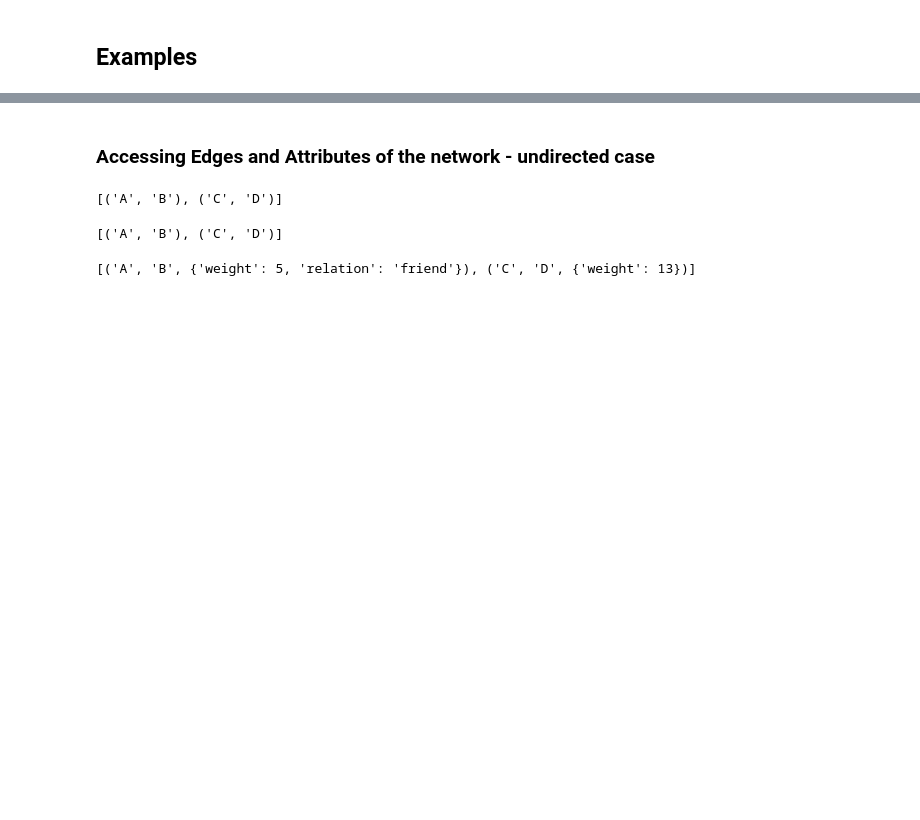
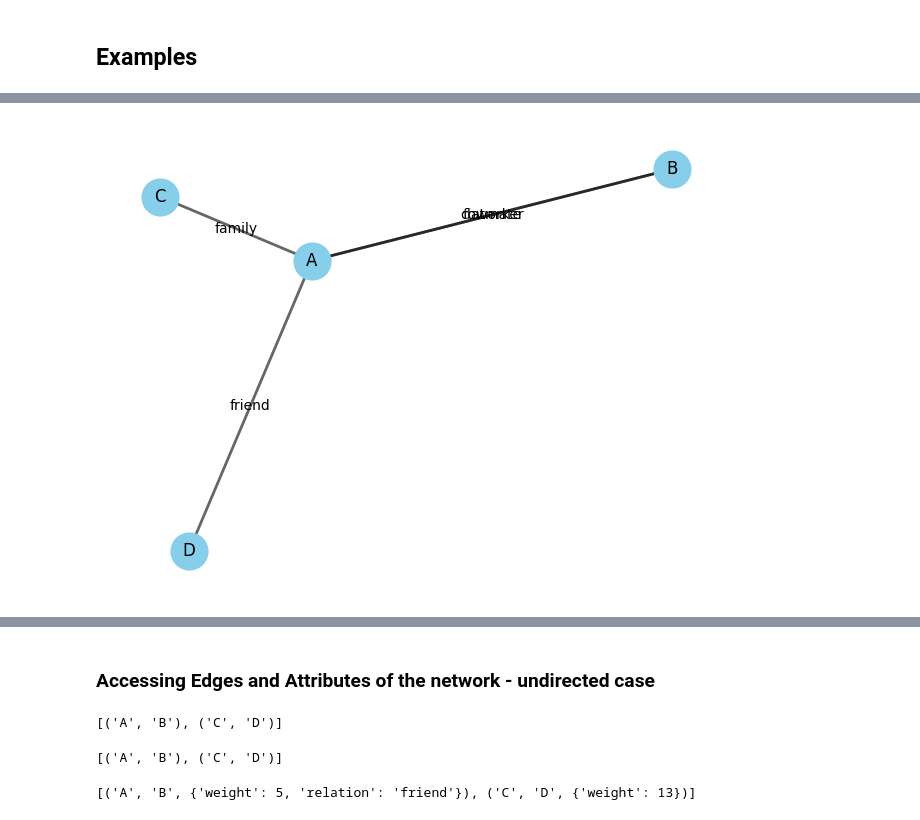
Before and after one commit to kenechiomeke/graph-networks, a Jupyter notebook: intro_social_networks.ipynb, the cells around one changed output, grey strips where cells are left out. Saved outputs shown, nothing was run; the diff lists cells and outputs as text; code cells hidden in the pictures; blank space fills up the shorter version.

```diff
--- a/intro_social_networks.ipynb
+++ b/intro_social_networks.ipynb
@@ -83,2 +95,29 @@ G.add_edge('A', 'B', relation = 'friend')
+# %%
+# Plotting the multigraph
+plt.figure(figsize=(8, 6))
+
+# Spring layout, might need adjustments
+pos = nx.spring_layout(G2)
+
+# Draw nodes with labels
+nx.draw_networkx_nodes(G2, pos, node_size=700, node_color="skyblue")
+nx.draw_networkx_labels(G2, pos, font_size=12, font_family="sans-serif")
+
+# Draw edges
+nx.draw_networkx_edges(G2, pos, width=2, alpha=0.6, edge_color="black")
+
+# Draw edge labels separately for each edge
+for u, v, d in G2.edges(data=True):
+    for key, attr in d.items():
+        if key == 'relation':  # Check if the attribute is 'relation'
+            x = (pos[u][0] + pos[v][0]) / 2  # x-coordinate of label
+            y = (pos[u][1] + pos[v][1]) / 2  # y-coordinate of label
+            plt.text(x, y, attr,  # 'attr' is the label itself
+                     horizontalalignment='center', verticalalignment='center')
+
+plt.axis("off")
+plt.show()
+# %% [output]
+[figure, added]
 # %%
 # Creating undirected graphs with edge weights
```
Also changed, not shown: parts of 46 cells of this notebook, 2 other files.
